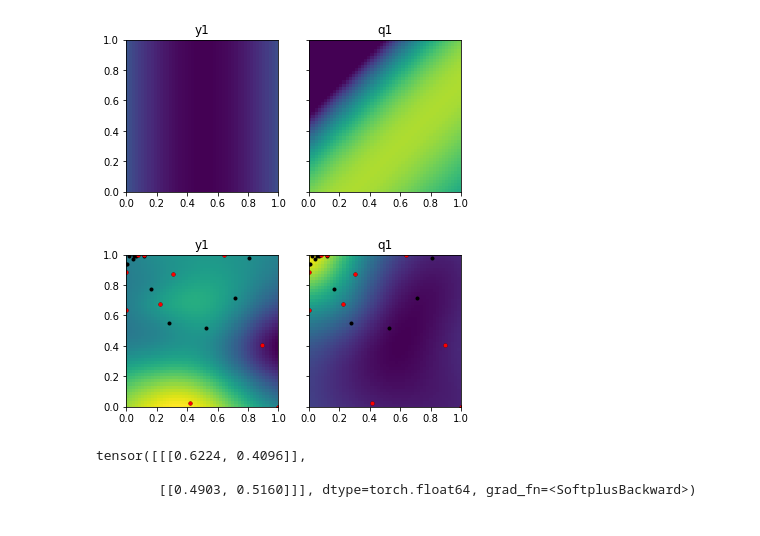
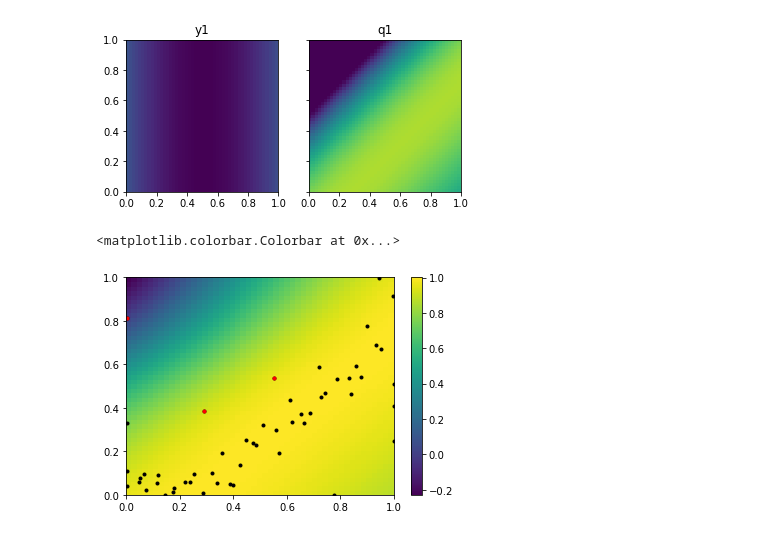
Before and after one commit to jacquelinegarrahan/Xopt, a Jupyter notebook: examples/bayes_exp/quality_aware_bayesian_exploration.ipynb, the cells around one changed output. Cells and saved outputs as stored; diff of their text form; code cells hidden in the pictures.

```diff
--- a/examples/bayes_exp/quality_aware_bayesian_exploration.ipynb
+++ b/examples/bayes_exp/quality_aware_bayesian_exploration.ipynb
@@ -129,6 +121,7 @@ import matplotlib.pyplot as plt
 from xopt.tests.test_functions.quality_aware import VOCS, evaluate
 # plot objective functions
 n = 50
+n_initial = config['algorithm']['options']['n_initial_samples']
 x = np.linspace(0,1,n)
 xx = np.meshgrid(x,x)
 pts = np.vstack((ele.ravel() for ele in xx)).T
@@ -144,27 +137,19 @@ for idx, name in enumerate(outputs.keys()):
 # %% [output]
 [figure]
 # %%
-# plot model prediction -> note that model values are inverted for y1 since we minimize
+# plot model prediction
 model = X.algorithm.generator.create_model(X.algorithm.data)
 
 tpts = torch.tensor(pts).double()
 with torch.no_grad():
-    post = model(tpts)
+    post = model.models[1](tpts)
     mean = post.mean
 
-fig, ax = plt.subplots(1,2,sharex='all',sharey='all')
-for idx, name in enumerate(outputs.keys()):
-    c = ax[idx].pcolor(*xx, mean[idx].reshape(n,n))
-    ax[idx].plot(results['x1'], results['x2'], '.', c='black')
-    ax[idx].plot(results['x1'][:10], results['x2'][:10], '.', c='red')
-
-    ax[idx].set_title(name)
-    ax[idx].set_aspect('equal')
+fig, ax = plt.subplots()
+c = ax.pcolor(*xx, mean.reshape(n,n))
+ax.plot(results['x1'], results['x2'], '.', c='black')
+ax.plot(results['x1'][:n_initial], results['x2'][:n_initial], '.', c='red')
+fig.colorbar(c)
 # %% [output]
+<matplotlib.colorbar.Colorbar at 0x...>
-[figure, old version]
+[figure, new version]
-# %%
-model.covar_module.base_kernel.lengthscale
-# %% [output]
-tensor([[[0.6224, 0.4096]],
-
-        [[0.4903, 0.5160]]], dtype=torch.float64, grad_fn=<SoftplusBackward>)
```
Also changed, not shown: parts of 6 cells of this notebook, 8 other files.
